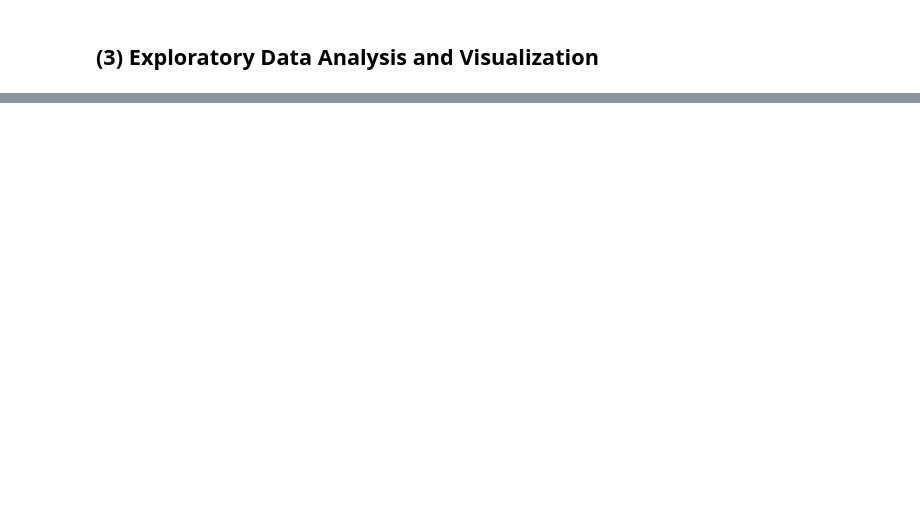
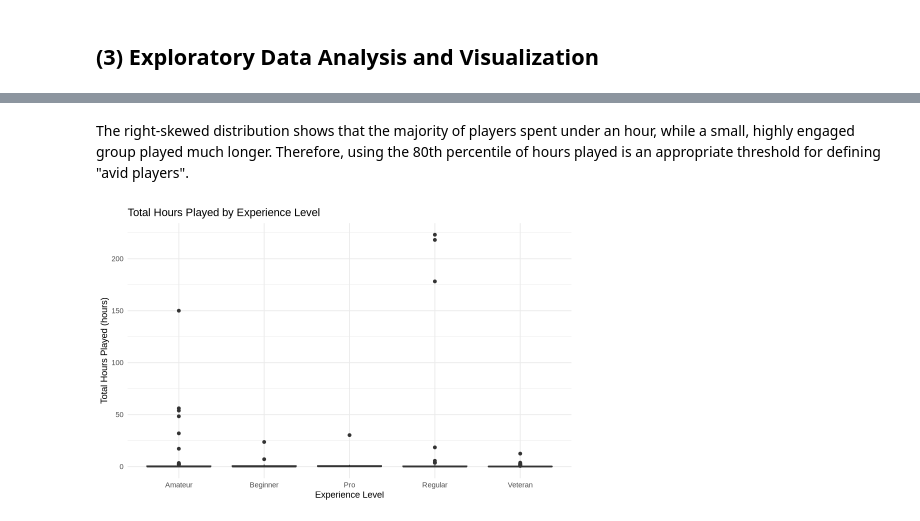
Before and after one commit to SzJasonHuang/Project-Planning, a Jupyter notebook: ProjectPlanningStage.ipynb, the cells around one changed output, grey strips where cells are left out. Saved outputs shown, nothing was run; the diff lists cells and outputs as text; code cells hidden in the pictures; blank space fills up the shorter version.

```diff
--- a/ProjectPlanningStage.ipynb
+++ b/ProjectPlanningStage.ipynb
@@ -43,0 +72,11 @@ players_0 <- players_0 |> mutate(top_hours = played_hours >= top20Hour)
+# %% [markdown]
+The right-skewed distribution shows that the majority of players spent under an hour, while a small, highly engaged group played much longer. Therefore, using the 80th percentile of hours played is an appropriate threshold for defining "avid players".
+# %%
+players |>
+  ggplot(aes(x = experience, y = played_hours, fill = experience)) +
+  geom_boxplot() +
+  labs(title = "Total Hours Played by Experience Level",
+    x = "Experience Level",
+    y = "Total Hours Played (hours)") + theme(text = element_text(size = 15))
+# %% [output]
+[figure, added]
```
Also changed, not shown: parts of 12 cells of this notebook.
